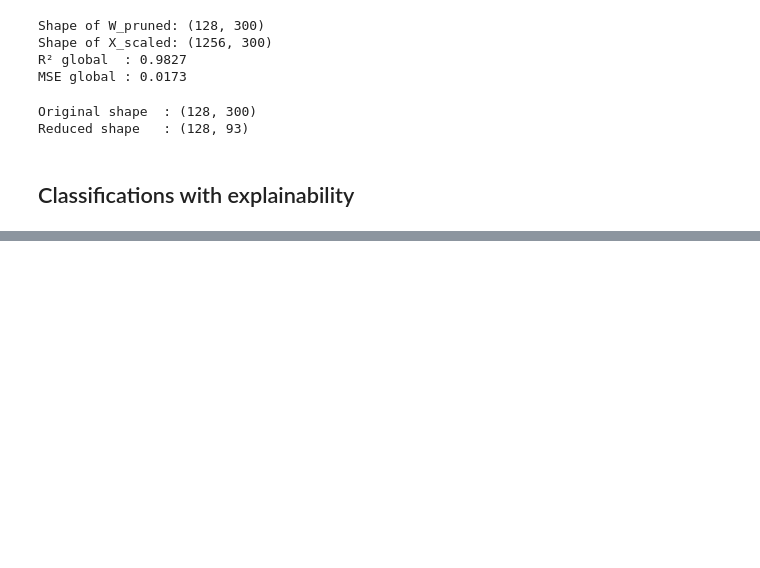
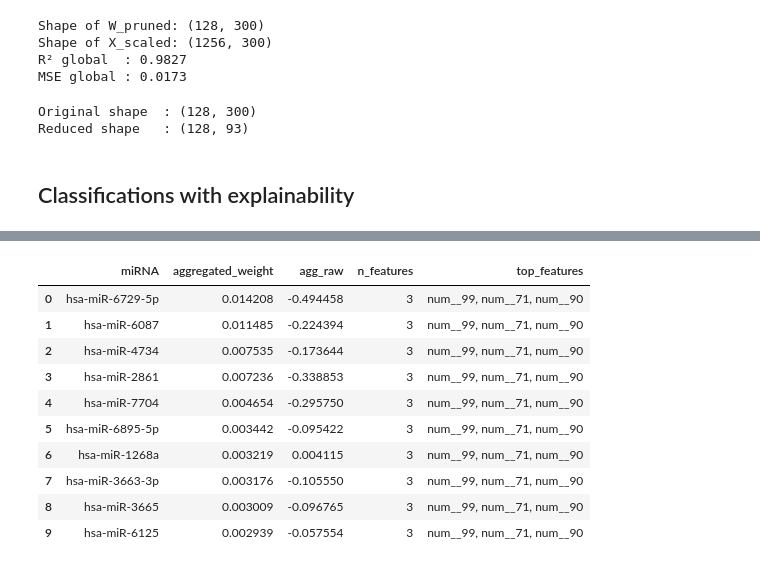
Before and after one commit to ematanzi/miRNA-to-Feature-Correlation, a Jupyter notebook: explaining_classifications.ipynb, the cells around one changed output, grey strips where cells are left out. Cells and saved outputs as stored; diff of their text form; code cells hidden in the pictures; blank space fills up the shorter version.

```diff
--- a/explaining_classifications.ipynb
+++ b/explaining_classifications.ipynb
@@ -453,0 +639,8 @@ Reduced shape   : (128, 93)
+# %%
+# Use shap.Explainer for tree-based models
+explainer = shap.Explainer(
+    best_model.named_steps["model"],
+    pre.transform(X),
+    feature_names=feature_names,
+    algorithm="tree"
+)
@@ -453,0 +719,5 @@ Reduced shape   : (128, 93)
+# %%
+mapping_df = pd.read_csv(
+    "data/result/pruned_lasso_coefficients_nonzero.csv",
+    index_col=0
+)
@@ -453,0 +783,21 @@ Reduced shape   : (128, 93)
+# %%
+shap_df = top_features_for_instance(
+    shap_values, feature_names, idx,
+    N=50, class_id=class_id, X_test_pre=X_test_pre
+)
+
+mirna_detailed = mirna_explain(shap_df, mapping_df, top_k_feat_per_mirna=3)
+
+mirna_detailed.head(10)
+# %% [output]
+|  | miRNA | aggregated_weight | agg_raw | n_features | top_features |
+| 0 | hsa-miR-6729-5p | 0.014208 | -0.494458 | 3 | num__99, num__71, num__90 |
+| 1 | hsa-miR-6087 | 0.011485 | -0.224394 | 3 | num__99, num__71, num__90 |
+| 2 | hsa-miR-4734 | 0.007535 | -0.173644 | 3 | num__99, num__71, num__90 |
+| 3 | hsa-miR-2861 | 0.007236 | -0.338853 | 3 | num__99, num__71, num__90 |
+| 4 | hsa-miR-7704 | 0.004654 | -0.295750 | 3 | num__99, num__71, num__90 |
+| 5 | hsa-miR-6895-5p | 0.003442 | -0.095422 | 3 | num__99, num__71, num__90 |
+| 6 | hsa-miR-1268a | 0.003219 | 0.004115 | 3 | num__99, num__71, num__90 |
+| 7 | hsa-miR-3663-3p | 0.003176 | -0.105550 | 3 | num__99, num__71, num__90 |
+| 8 | hsa-miR-3665 | 0.003009 | -0.096765 | 3 | num__99, num__71, num__90 |
+| 9 | hsa-miR-6125 | 0.002939 | -0.057554 | 3 | num__99, num__71, num__90 |
```
Also changed, not shown: parts of 21 cells of this notebook.
